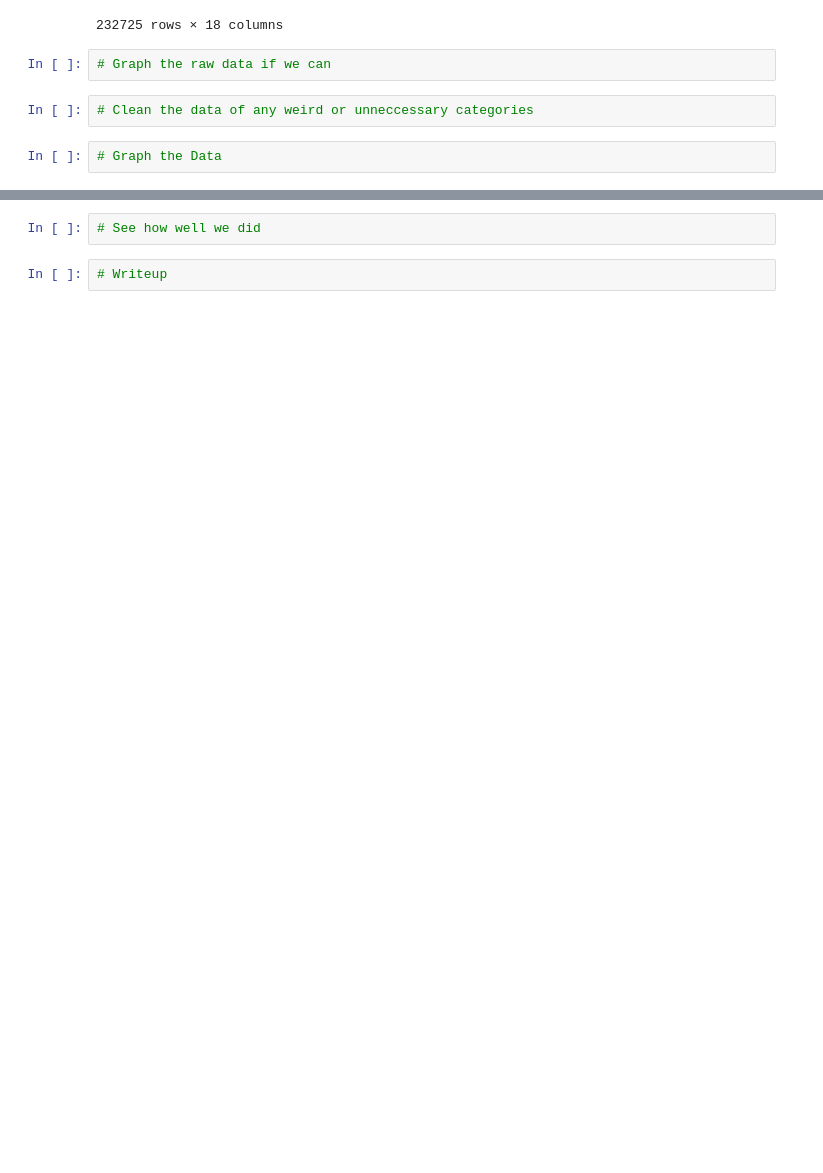
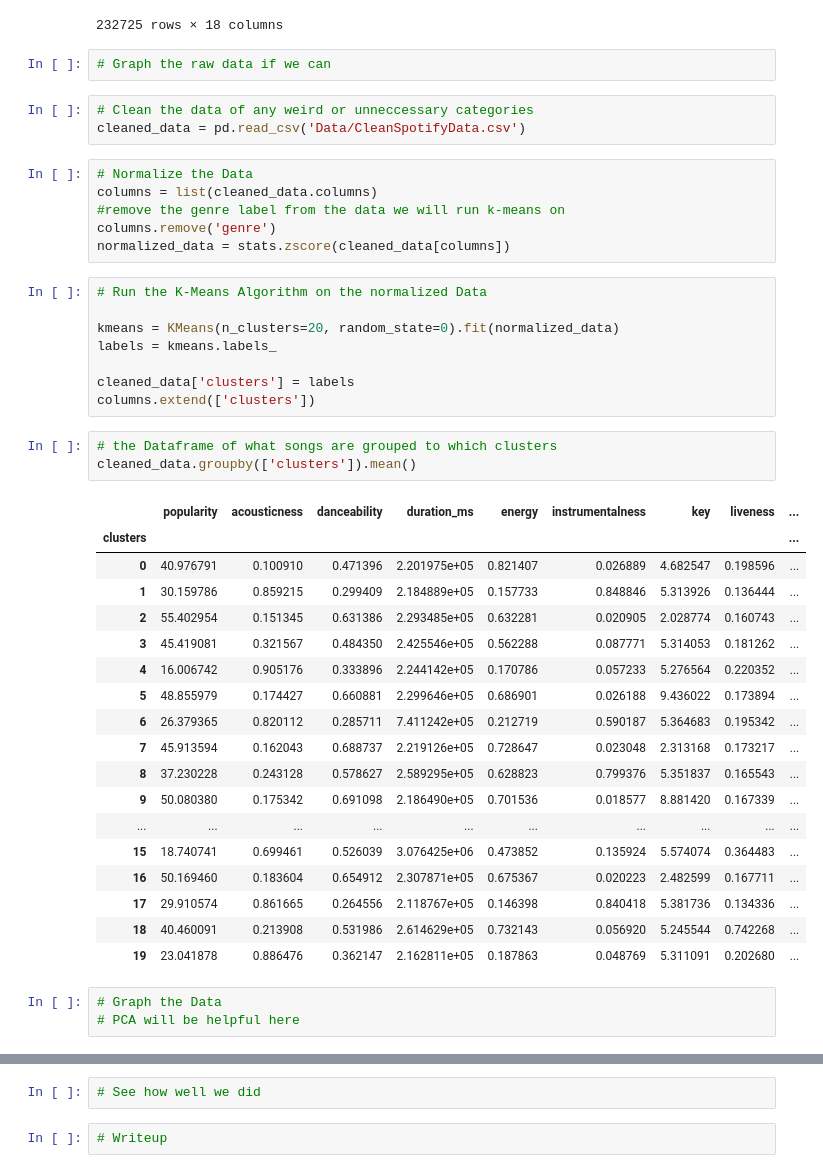
Before and after one commit to RucksP/Spotify-Genre-Prediction, a Jupyter notebook: Spotify Prediction Algorithm.ipynb, the cells around one changed output, grey strips where cells are left out. Drawn from its saved outputs; the diff is of its cells as text; blank space fills up the shorter version.

Commit message:
basic structure for k-means alg

```diff
--- a/Spotify Prediction Algorithm.ipynb
+++ b/Spotify Prediction Algorithm.ipynb
@@ -44,7 +49,45 @@ raw_data
 # Graph the raw data if we can
 # %%
 # Clean the data of any weird or unneccessary categories
+cleaned_data = pd.read_csv('Data/CleanSpotifyData.csv')
+# %%
+# Normalize the Data
+columns = list(cleaned_data.columns)
+#remove the genre label from the data we will run k-means on
+columns.remove('genre')
+normalized_data = stats.zscore(cleaned_data[columns])
+# %%
+# Run the K-Means Algorithm on the normalized Data
+
+kmeans = KMeans(n_clusters=20, random_state=0).fit(normalized_data)
+labels = kmeans.labels_
+
+cleaned_data['clusters'] = labels
+columns.extend(['clusters'])
+# %%
+# the Dataframe of what songs are grouped to which clusters
+cleaned_data.groupby(['clusters']).mean()
+# %% [output]
+|  | popularity | acousticness | danceability | duration_ms | energy | instrumentalness | key | liveness | ... |
+| clusters |  |  |  |  |  |  |  |  | ... |
+| 0 | 40.976791 | 0.100910 | 0.471396 | 2.201975e+05 | 0.821407 | 0.026889 | 4.682547 | 0.198596 | ... |
+| 1 | 30.159786 | 0.859215 | 0.299409 | 2.184889e+05 | 0.157733 | 0.848846 | 5.313926 | 0.136444 | ... |
+| 2 | 55.402954 | 0.151345 | 0.631386 | 2.293485e+05 | 0.632281 | 0.020905 | 2.028774 | 0.160743 | ... |
+| 3 | 45.419081 | 0.321567 | 0.484350 | 2.425546e+05 | 0.562288 | 0.087771 | 5.314053 | 0.181262 | ... |
+| 4 | 16.006742 | 0.905176 | 0.333896 | 2.244142e+05 | 0.170786 | 0.057233 | 5.276564 | 0.220352 | ... |
+| 5 | 48.855979 | 0.174427 | 0.660881 | 2.299646e+05 | 0.686901 | 0.026188 | 9.436022 | 0.173894 | ... |
+| 6 | 26.379365 | 0.820112 | 0.285711 | 7.411242e+05 | 0.212719 | 0.590187 | 5.364683 | 0.195342 | ... |
+| 7 | 45.913594 | 0.162043 | 0.688737 | 2.219126e+05 | 0.728647 | 0.023048 | 2.313168 | 0.173217 | ... |
+| 8 | 37.230228 | 0.243128 | 0.578627 | 2.589295e+05 | 0.628823 | 0.799376 | 5.351837 | 0.165543 | ... |
+| 9 | 50.080380 | 0.175342 | 0.691098 | 2.186490e+05 | 0.701536 | 0.018577 | 8.881420 | 0.167339 | ... |
+| ... | ... | ... | ... | ... | ... | ... | ... | ... | ... |
+| 15 | 18.740741 | 0.699461 | 0.526039 | 3.076425e+06 | 0.473852 | 0.135924 | 5.574074 | 0.364483 | ... |
+| 16 | 50.169460 | 0.183604 | 0.654912 | 2.307871e+05 | 0.675367 | 0.020223 | 2.482599 | 0.167711 | ... |
+| 17 | 29.910574 | 0.861665 | 0.264556 | 2.118767e+05 | 0.146398 | 0.840418 | 5.381736 | 0.134336 | ... |
+| 18 | 40.460091 | 0.213908 | 0.531986 | 2.614629e+05 | 0.732143 | 0.056920 | 5.245544 | 0.742268 | ... |
+| 19 | 23.041878 | 0.886476 | 0.362147 | 2.162811e+05 | 0.187863 | 0.048769 | 5.311091 | 0.202680 | ... |
 # %%
 # Graph the Data
+# PCA will be helpful here
 # %%
 # Group the Data
```
Also changed, not shown: parts of 2 cells of this notebook.
